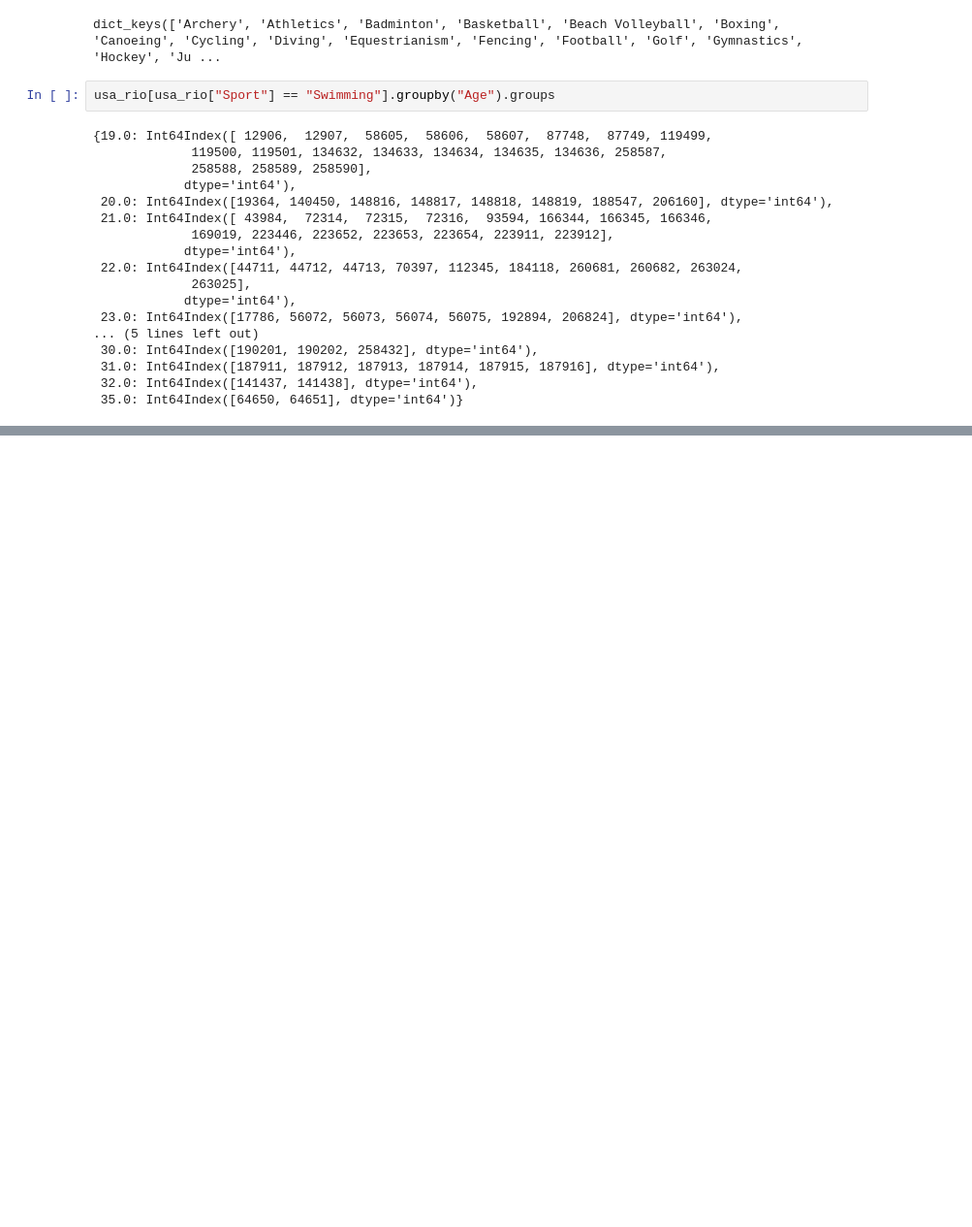
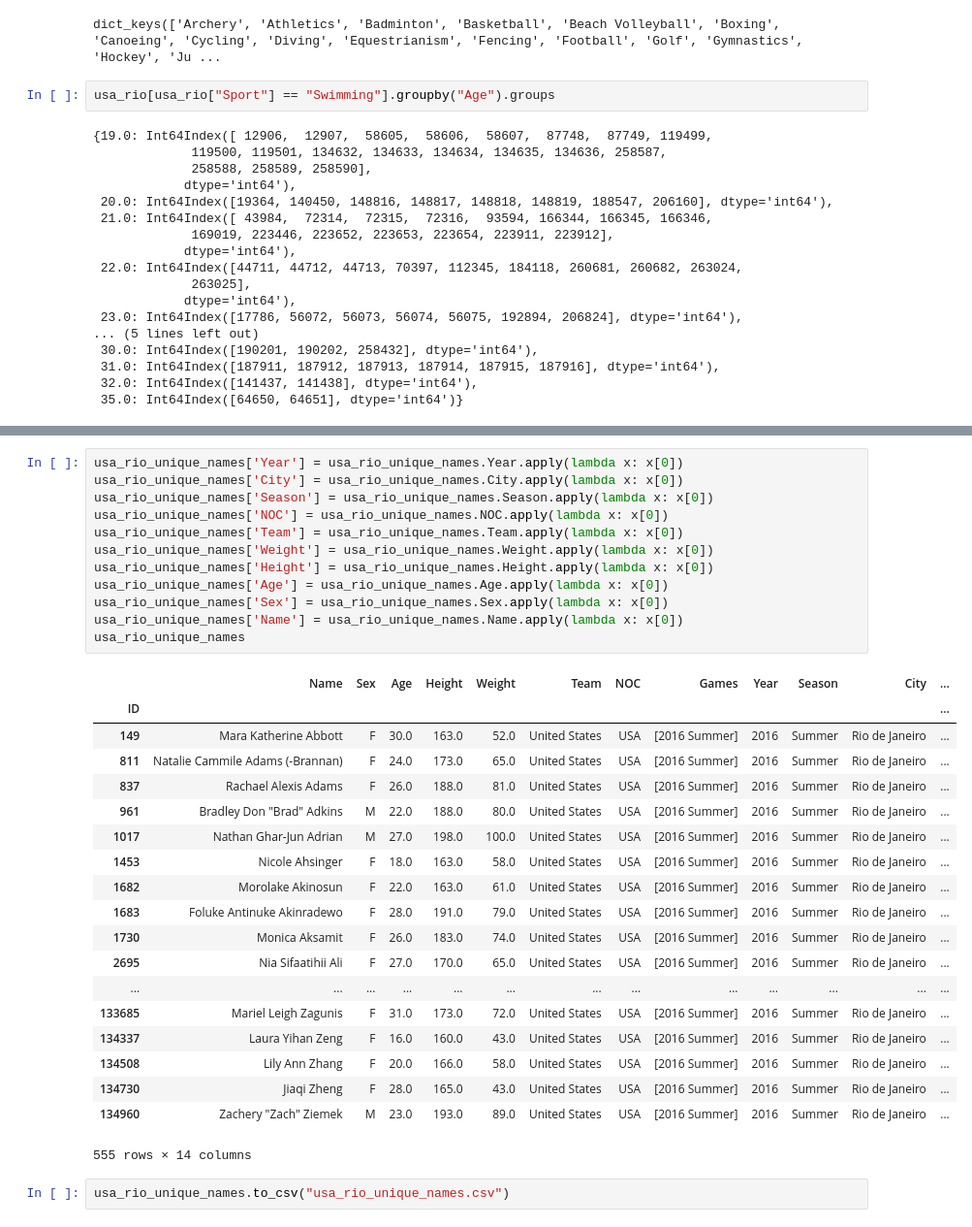
Before and after one commit to kenchen10/olympian-datavis, a Jupyter notebook: src/data/data_manip.ipynb, the cells around one changed output, grey strips where cells are left out. Shown: that part at 97% size. Drawn from its saved outputs; the diff is of its cells as text; blank space fills up the shorter version.

```diff
--- a/src/data/data_manip.ipynb
+++ b/src/data/data_manip.ipynb
@@ -205,0 +240,34 @@ usa_rio[usa_rio["Sport"] == "Swimming"].groupby("Age").groups
+# %%
+usa_rio_unique_names['Year'] = usa_rio_unique_names.Year.apply(lambda x: x[0])
+usa_rio_unique_names['City'] = usa_rio_unique_names.City.apply(lambda x: x[0])
+usa_rio_unique_names['Season'] = usa_rio_unique_names.Season.apply(lambda x: x[0])
+usa_rio_unique_names['NOC'] = usa_rio_unique_names.NOC.apply(lambda x: x[0])
+usa_rio_unique_names['Team'] = usa_rio_unique_names.Team.apply(lambda x: x[0])
+usa_rio_unique_names['Weight'] = usa_rio_unique_names.Weight.apply(lambda x: x[0])
+usa_rio_unique_names['Height'] = usa_rio_unique_names.Height.apply(lambda x: x[0])
+usa_rio_unique_names['Age'] = usa_rio_unique_names.Age.apply(lambda x: x[0])
+usa_rio_unique_names['Sex'] = usa_rio_unique_names.Sex.apply(lambda x: x[0])
+usa_rio_unique_names['Name'] = usa_rio_unique_names.Name.apply(lambda x: x[0])
+usa_rio_unique_names
+# %% [output]
+|  | Name | Sex | Age | Height | Weight | Team | NOC | Games | Year | Season | City | ... |
+| ID |  |  |  |  |  |  |  |  |  |  |  | ... |
+| 149 | Mara Katherine Abbott | F | 30.0 | 163.0 | 52.0 | United States | USA | [2016 Summer] | 2016 | Summer | Rio de Janeiro | ... |
+| 811 | Natalie Cammile Adams (-Brannan) | F | 24.0 | 173.0 | 65.0 | United States | USA | [2016 Summer] | 2016 | Summer | Rio de Janeiro | ... |
+| 837 | Rachael Alexis Adams | F | 26.0 | 188.0 | 81.0 | United States | USA | [2016 Summer] | 2016 | Summer | Rio de Janeiro | ... |
+| 961 | Bradley Don "Brad" Adkins | M | 22.0 | 188.0 | 80.0 | United States | USA | [2016 Summer] | 2016 | Summer | Rio de Janeiro | ... |
+| 1017 | Nathan Ghar-Jun Adrian | M | 27.0 | 198.0 | 100.0 | United States | USA | [2016 Summer] | 2016 | Summer | Rio de Janeiro | ... |
+| 1453 | Nicole Ahsinger | F | 18.0 | 163.0 | 58.0 | United States | USA | [2016 Summer] | 2016 | Summer | Rio de Janeiro | ... |
+| 1682 | Morolake Akinosun | F | 22.0 | 163.0 | 61.0 | United States | USA | [2016 Summer] | 2016 | Summer | Rio de Janeiro | ... |
+| 1683 | Foluke Antinuke Akinradewo | F | 28.0 | 191.0 | 79.0 | United States | USA | [2016 Summer] | 2016 | Summer | Rio de Janeiro | ... |
+| 1730 | Monica Aksamit | F | 26.0 | 183.0 | 74.0 | United States | USA | [2016 Summer] | 2016 | Summer | Rio de Janeiro | ... |
+| 2695 | Nia Sifaatihii Ali | F | 27.0 | 170.0 | 65.0 | United States | USA | [2016 Summer] | 2016 | Summer | Rio de Janeiro | ... |
+| ... | ... | ... | ... | ... | ... | ... | ... | ... | ... | ... | ... | ... |
+| 133685 | Mariel Leigh Zagunis | F | 31.0 | 173.0 | 72.0 | United States | USA | [2016 Summer] | 2016 | Summer | Rio de Janeiro | ... |
+| 134337 | Laura Yihan Zeng | F | 16.0 | 160.0 | 43.0 | United States | USA | [2016 Summer] | 2016 | Summer | Rio de Janeiro | ... |
+| 134508 | Lily Ann Zhang | F | 20.0 | 166.0 | 58.0 | United States | USA | [2016 Summer] | 2016 | Summer | Rio de Janeiro | ... |
+| 134730 | Jiaqi Zheng | F | 28.0 | 165.0 | 43.0 | United States | USA | [2016 Summer] | 2016 | Summer | Rio de Janeiro | ... |
+| 134960 | Zachery "Zach" Ziemek | M | 23.0 | 193.0 | 89.0 | United States | USA | [2016 Summer] | 2016 | Summer | Rio de Janeiro | ... |
+555 rows × 14 columns
+# %%
+usa_rio_unique_names.to_csv("usa_rio_unique_names.csv")
```
Also changed, not shown: parts of 2 cells of this notebook, 4 other files.
